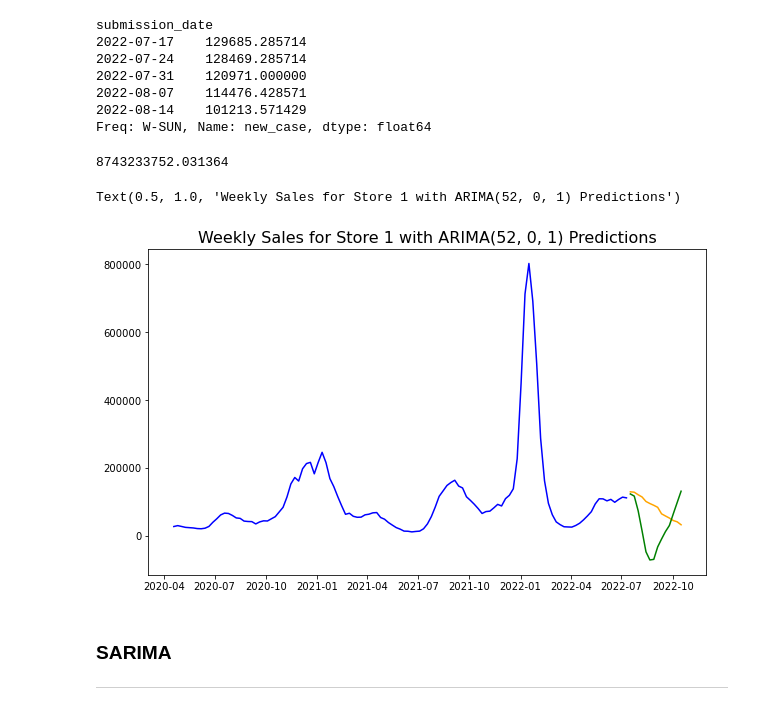
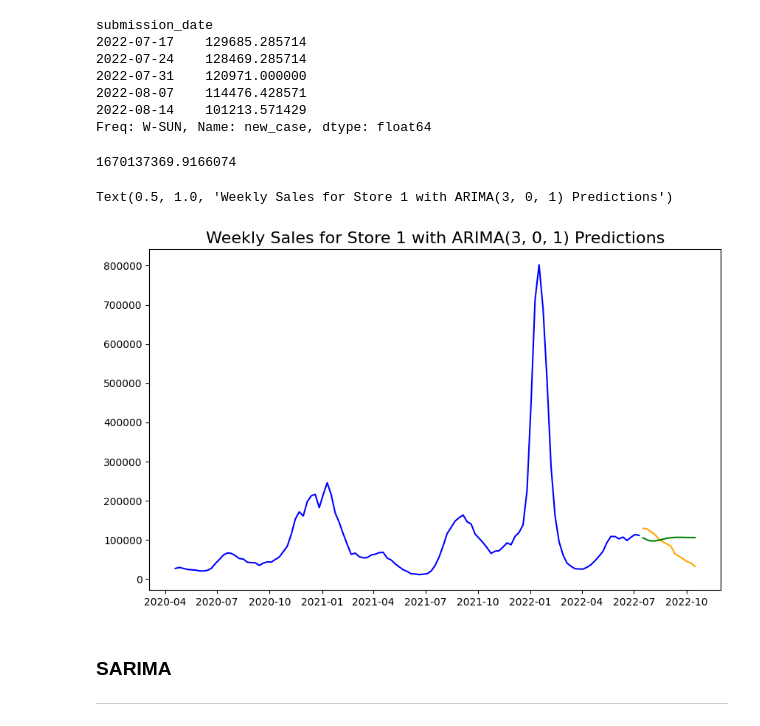
Before and after one commit to DeeVerma1/Project-4, a Jupyter notebook: code/02.1 - EDA_COVID_Cases.ipynb, the cells around one changed output. Cells and saved outputs as stored; diff of their text form; code cells hidden in the pictures.

```diff
--- a/code/02.1 - EDA_COVID_Cases.ipynb
+++ b/code/02.1 - EDA_COVID_Cases.ipynb
@@ -296,7 +304,8 @@ submission_date
 Freq: W-SUN, Name: new_case, dtype: float64
 # %%
 # Instantiate best model.
-arima_5201 = ARIMA(endog = y_train, order = (52, 0, 1))
+#arima_5201 = ARIMA(endog = y_train, order = (52, 0, 1))
+arima_5201 = ARIMA(endog = y_train, order = (3, 0, 1))
 
 # Fit ARIMA model.
 model_5201 = arima_5201.fit()
@@ -310,24 +319,24 @@ preds_train_5201 = model_5201.predict(start = y_train.index[0], end = y_train.in
 from sklearn import metrics
 metrics.mean_squared_error(y_test, preds_5201)
 # %% [output]
-8743233752.031364
+1670137369.9166074
 # %%
 # Plot data.
 plt.figure(figsize=(10,6))
 
 # Plot training data.
 plt.plot(y_train.index, y_train, color = 'blue')
 
 # Plot testing data.
 plt.plot(y_test.index, y_test, color = 'orange')
 
 # Plot predicted test values.
 plt.plot(y_test.index, preds_5201, color = 'green')
 
-plt.title(label = 'Weekly Sales for Store 1 with ARIMA(52, 0, 1) Predictions', fontsize=16)
+plt.title(label = 'Weekly Sales for Store 1 with ARIMA(3, 0, 1) Predictions', fontsize=16)
 # %% [output]
-Text(0.5, 1.0, 'Weekly Sales for Store 1 with ARIMA(52, 0, 1) Predictions')
+Text(0.5, 1.0, 'Weekly Sales for Store 1 with ARIMA(3, 0, 1) Predictions')
-[figure, old version]
+[figure, new version]
 # %% [markdown]
 ### SARIMA
 ----
```
Also changed, not shown: parts of 40 cells of this notebook.
